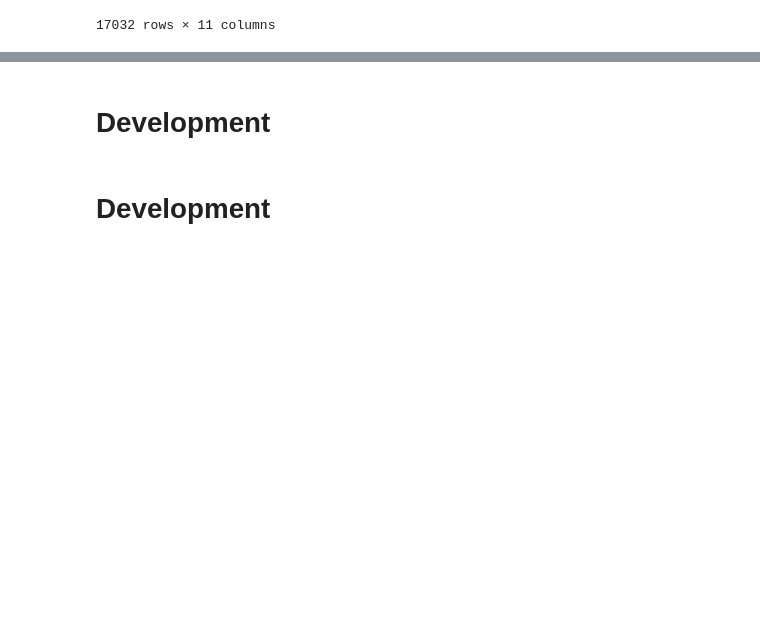
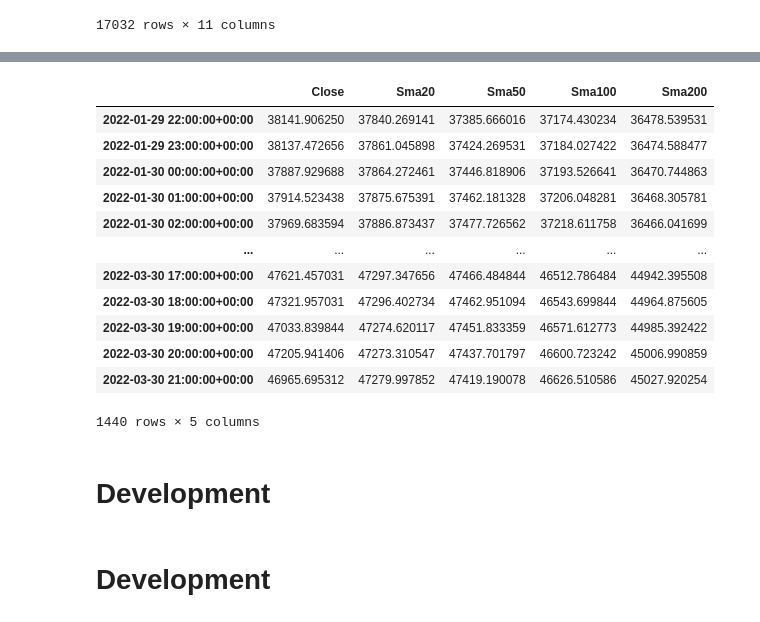
Before and after one commit to MarcoPluchino/2021_FinanceJupyterTutorial, a Jupyter notebook: rbt/notebook/wc_20220329_prova.ipynb, the cells around one changed output, grey strips where cells are left out. Saved outputs shown, nothing was run; the diff lists cells and outputs as text; code cells hidden in the pictures; blank space fills up the shorter version.

```diff
--- a/rbt/notebook/wc_20220329_prova.ipynb
+++ b/rbt/notebook/wc_20220329_prova.ipynb
@@ -52,3 +65,20 @@ stock.to_csv("prova.csv")
+# %%
+
+stock[['Close','Sma20','Sma50','Sma100','Sma200']].tail(m*d*24)
+# %% [output]
+|  | Close | Sma20 | Sma50 | Sma100 | Sma200 |
+| 2022-01-29 22:00:00+00:00 | 38141.906250 | 37840.269141 | 37385.666016 | 37174.430234 | 36478.539531 |
+| 2022-01-29 23:00:00+00:00 | 38137.472656 | 37861.045898 | 37424.269531 | 37184.027422 | 36474.588477 |
+| 2022-01-30 00:00:00+00:00 | 37887.929688 | 37864.272461 | 37446.818906 | 37193.526641 | 36470.744863 |
+| 2022-01-30 01:00:00+00:00 | 37914.523438 | 37875.675391 | 37462.181328 | 37206.048281 | 36468.305781 |
+| 2022-01-30 02:00:00+00:00 | 37969.683594 | 37886.873437 | 37477.726562 | 37218.611758 | 36466.041699 |
+| ... | ... | ... | ... | ... | ... |
+| 2022-03-30 17:00:00+00:00 | 47621.457031 | 47297.347656 | 47466.484844 | 46512.786484 | 44942.395508 |
+| 2022-03-30 18:00:00+00:00 | 47321.957031 | 47296.402734 | 47462.951094 | 46543.699844 | 44964.875605 |
+| 2022-03-30 19:00:00+00:00 | 47033.839844 | 47274.620117 | 47451.833359 | 46571.612773 | 44985.392422 |
+| 2022-03-30 20:00:00+00:00 | 47205.941406 | 47273.310547 | 47437.701797 | 46600.723242 | 45006.990859 |
+| 2022-03-30 21:00:00+00:00 | 46965.695312 | 47279.997852 | 47419.190078 | 46626.510586 | 45027.920254 |
+1440 rows × 5 columns
 # %% [markdown]
 # Development
 # %%
```
Also changed, not shown: parts of 4 cells of this notebook, 2 other files.
